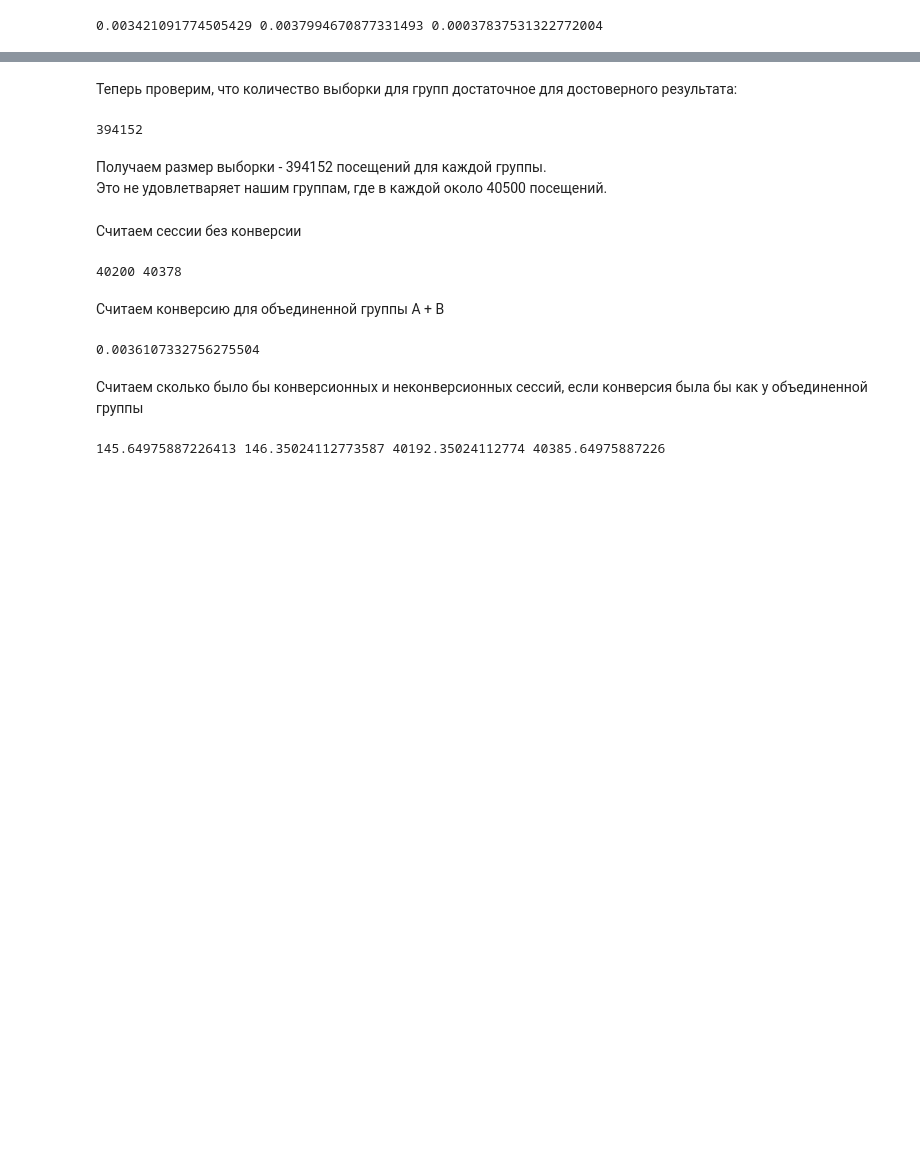
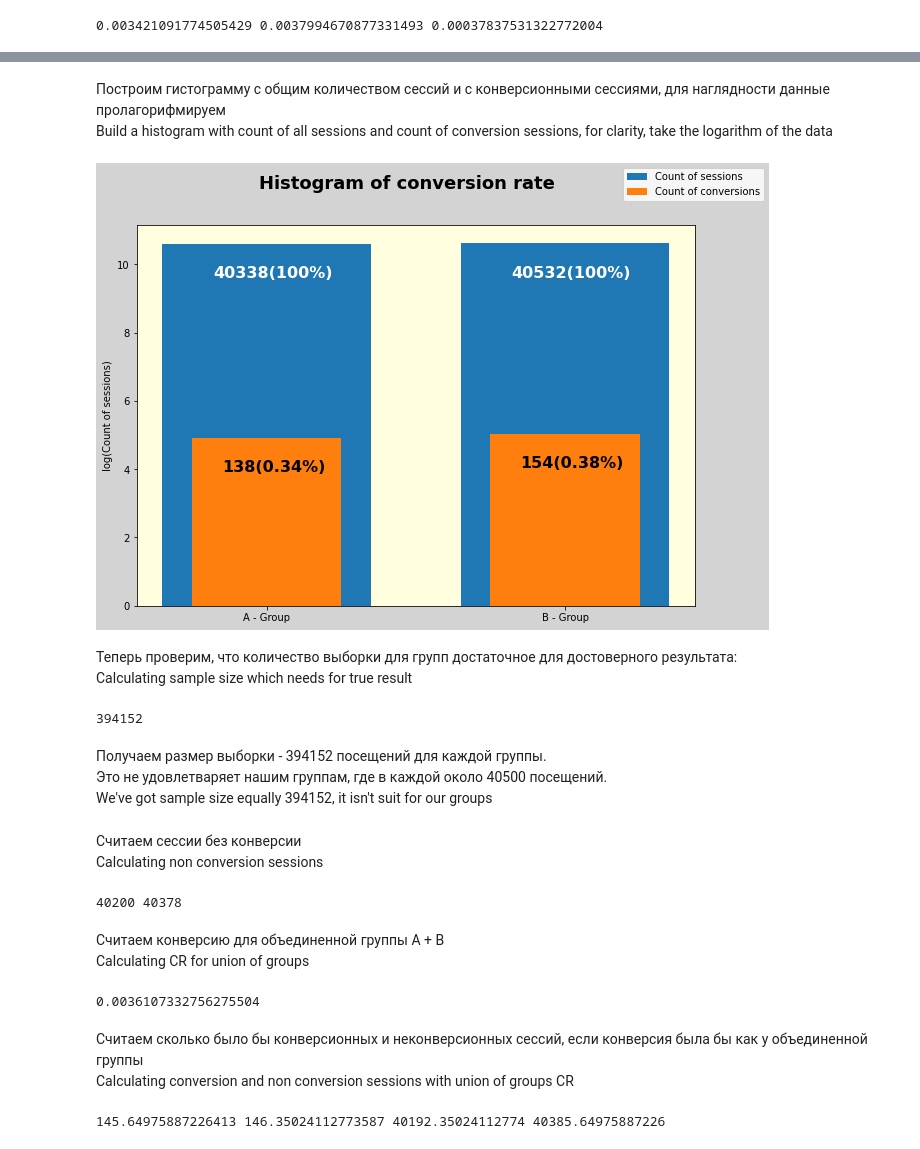
Before and after one commit to thejd777/A_B_testing_CR, a Jupyter notebook: A_B_testing_CR.ipynb, the cells around one changed output, grey strips where cells are left out. Drawn from its saved outputs; the diff is of its cells as text; code cells hidden in the pictures; blank space fills up the shorter version.

```diff
--- a/A_B_testing_CR.ipynb
+++ b/A_B_testing_CR.ipynb
@@ -39,6 +163,6 @@ data1_2NoDuplicates = data1_2.drop_duplicates()
 # %%
-sessionCountA = data1_1NoDuplicates.groupby('session').count().shape[0]
-sessionCountB = data1_2NoDuplicates.groupby('session').count().shape[0]
+sessionCountA = data1_1NoDuplicates.session.agg(func='nunique')
+sessionCountB = data1_2NoDuplicates.session.agg(func='nunique')
 print(sessionCountA, sessionCountB)
 # %% [output]
 40338 40532
@@ -64,3 +191,34 @@ print(crA, crB, crDelta)
+# %% [markdown]
+Построим гистограмму с общим количеством сессий и с конверсионными сессиями, для наглядности данные пролагорифмируем
+Build a histogram with count of all sessions and count of conversion sessions, for clarity, take the logarithm of the data
+# %%
+ySessionAll = np.array([sessionCountA, sessionCountB], dtype='int')
+ySessionCR = np.array([crACount, crBCount], dtype='int')
+
+xLable = np.array(['A - Group', 'B - Group'], dtype='str')
+
+fig, ax = plt.subplots()
+
+ax.set_ylabel('log(Count of sessions)')
+
+ax.bar(xLable, np.log(ySessionAll), width=0.7)
+ax.bar(xLable, np.log(ySessionCR), width=0.5)
+ax.set_facecolor('lightyellow')
+for i, val in enumerate(ySessionAll):
+  ax.annotate(str(val)+'(100%)', xy=(i-0.18, np.log(val)-1), color='#fff', fontsize=16, fontweight=700)
+for i, val in enumerate(ySessionCR):
+  ax.annotate(str(val)+'('+str(np.around(ySessionCR[i]/ySessionAll[i]*100, decimals=2))+'%)', xy=(i-0.15, np.log(val)-1), color='#000', fontsize=16, fontweight='bold')
+
+fig.set_figwidth(10, forward=False)
+fig.set_figheight(7, forward=False)
+fig.set_facecolor('lightgrey')
+fig.legend(labels=['Count of sessions', 'Count of conversions'], loc='upper right')
+fig.suptitle('Histogram of conversion rate', fontsize=18, fontweight=700, color='#000')
+
+plt.show()
+# %% [output]
+[figure, added]
 # %% [markdown]
 Теперь проверим, что количество выборки для групп достаточное для достоверного результата:
+Calculating sample size which needs for true result
 # %%
@@ -82,8 +244,10 @@ print(required_n)
 # %% [markdown]
 Получаем размер выборки - 394152 посещений для каждой группы.
 Это не удовлетваряет нашим группам, где в каждой около 40500 посещений.
+We've got sample size equally 394152, it isn't suit for our groups
 # %% [markdown]
 Считаем сессии без конверсии
+Calculating non conversion sessions
 # %%
 sessionNoCrA = sessionCountA - crACount
 sessionNoCrB = sessionCountB - crBCount
@@ -92,6 +256,7 @@ print(sessionNoCrA, sessionNoCrB)
 40200 40378
 # %% [markdown]
 Считаем конверсию для объединенной группы A + B
+Calculating CR for union of groups
 # %%
 crMean = (crACount + crBCount) / (sessionCountA + sessionCountB)
 crMean
@@ -99,6 +264,7 @@ crMean
 0.0036107332756275504
 # %% [markdown]
 Считаем сколько было бы конверсионных и неконверсионных сессий, если конверсия была бы как у объединенной группы
+Calculating conversion and non conversion sessions with union of groups CR
 # %%
 sessionCrMeanA = sessionCountA * crMean
 sessionCrMeanB = sessionCountB * crMean
```
Also changed, not shown: parts of 64 cells of this notebook.
